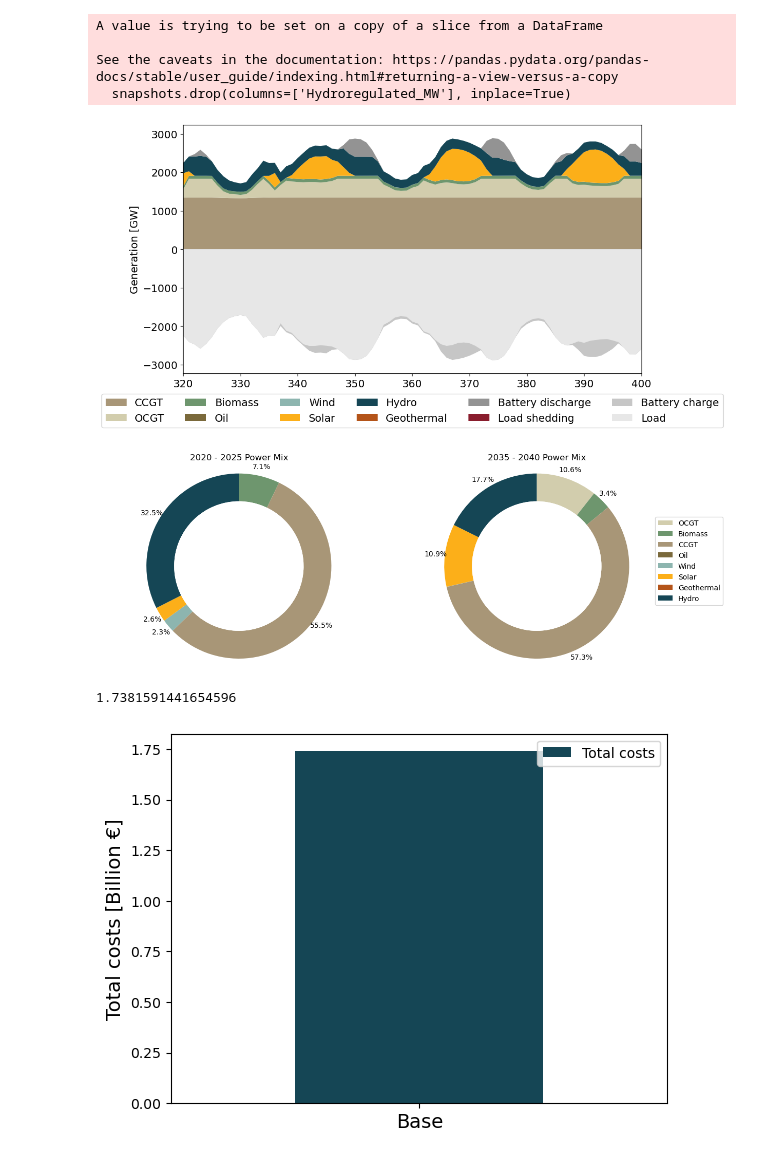
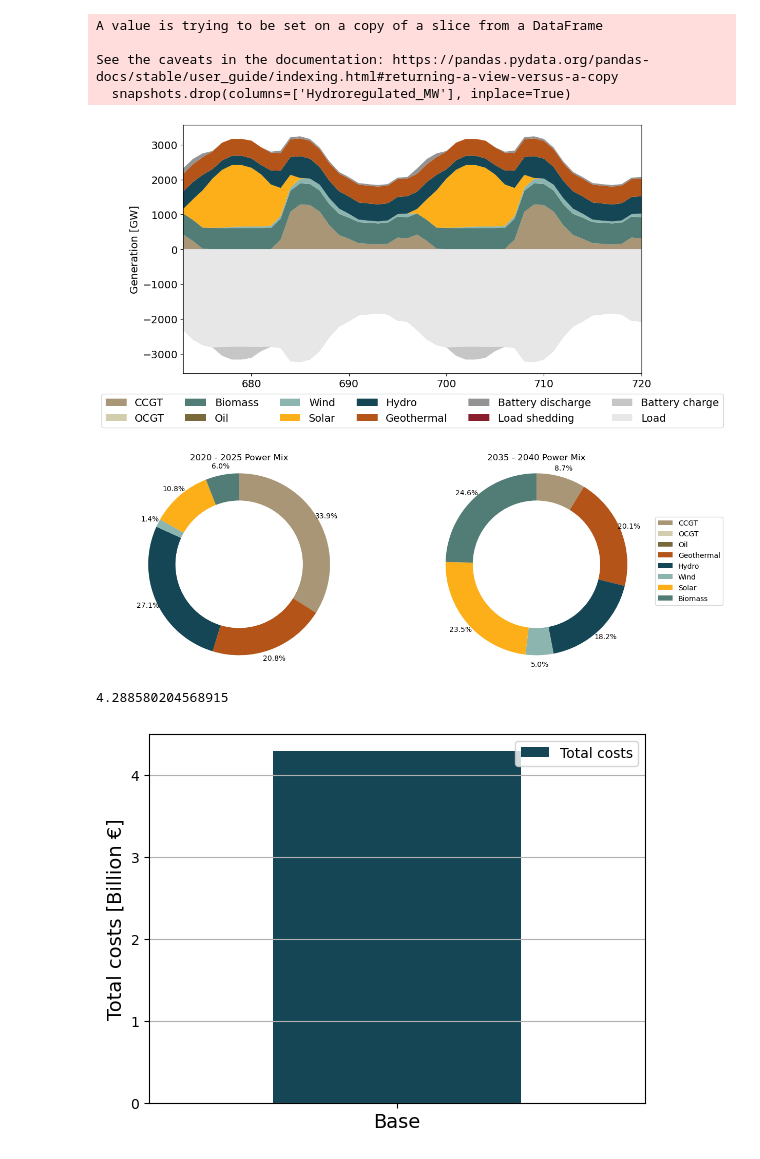
Before and after one commit to maribjorn/EMPIRE-BO, a Jupyter notebook: plot.ipynb, the cells around one changed output. Cells and saved outputs as stored; diff of their text form; code cells hidden in the pictures.

```diff
--- a/plot.ipynb
+++ b/plot.ipynb
@@ -34,6 +32,7 @@ grey3 = '#C6C6C6'
 grey4 = '#939393'
 blue1 = '#3EA1C0'
 # %%
+discountrate = 0.04
 NoOfPeakSeason = 2
 lengthPeakSeason = 24
 NoOfRegSeason = 4
@@ -44,9 +43,9 @@ season_scale = [(8760 - NoOfPeakSeason * lengthPeakSeason) / NoOfRegSeason / len
 new_names = ['CCGT',   'OCGT',  'Biomass',  'Oil'  ,'Wind', 'Solar', 'Hydro ror', 'Hydro storage', 'Geothermal']
 new_names_2 = ['CCGT',   'OCGT',  'Biomass',  'Oil'  ,'Wind', 'Solar', 'Hydro', 'Geothermal']
 old_names = ['Gas CCGT',    'Gas OCGT',  'Bio',   'Oil existing',  'Wind onshore',  'Solar'  ,'Hydro run-of-the-river', 'Hydro regulated', 'Geo']
-scenario = '1'
-date = '0502'
-time = '0854'
+scenario = '10'
+date = '0507'
+time = '1121'
 
 file_path = 'Results/bolivia_v1_reg' + str(lengthRegSeason) + '_peak24_sce' + scenario + '_randomSGR_2024' + date + time + '/results_output_EuropePlot.csv'
 operational_data = pd.read_csv('Results/bolivia_v1_reg' + str(lengthRegSeason) + '_peak24_sce' + scenario + '_randomSGR_2024' + date + time +'/results_output_Operational.csv')
@@ -58,7 +57,6 @@ node_sheet = load_workbook('Data handler/bolivia_v1/Node.xlsx')
 
 scenario_int = int(scenario)
 prob_scenarios = {f"scenario{i}": 1/scenario_int for i in range(1,scenario_int+1)}
-discountrate = 0.07
 regular_seasons = ['winter', 'spring', 'summer', 'fall']
 peak_seasons = ['peak1', 'peak2']
 # %%
@@ -208,7 +213,7 @@ plt.savefig('figures/Production.png', bbox_inches='tight')
 period = '2035-2040'
 scenario_number = 'scenario1'
 
-filtered_data = operational_data[(operational_data['Period'] == period) & (operational_data['Season'].isin(regular_seasons)) & (operational_data['Scenario'] == scenario_number)]
+filtered_data = operational_data[(operational_data['Period'] == period) & (operational_data['Scenario'] == scenario_number)]
 old_names_no_space = [names.replace(" ", "") for names in old_names]
 snapshot_columns = [tech + '_MW' for tech in old_names_no_space]
 snapshot_columns.append('storDischarge_MW')
@@ -216,39 +221,39 @@ snapshot_columns.append('storCharge_MW')
 snapshot_columns.append('Hour')
 snapshot_columns.append('Load_MW')
 snapshot_columns.append('LoadShed_MW')
 snapshots = filtered_data[snapshot_columns]
 snapshots.loc[:,'Hydrorun-of-the-river_MW'] = snapshots['Hydrorun-of-the-river_MW'] + snapshots['Hydroregulated_MW']
 snapshots.drop(columns=['Hydroregulated_MW'], inplace=True)
 
 # Sum based on Hour and then plot aggregated snapshots
 snapshots = snapshots.groupby('Hour').sum()
 fig, ax=plt.subplots(figsize = (11,6))
 columns_to_plot = [col for col in snapshots.columns if col not in ['Hour', 'storCharge_MW', 'Load_MW']]
-colors= [beige2, beige3, green2, beige1, teal4, yellow, teal2, brown2, grey4, red1]
+colors= [beige2, beige3, teal3, beige1, teal4, yellow, teal2, brown2, grey4, red1]
 dispatch_plot = plt.stackplot(snapshots.index, [snapshots[col] for col in columns_to_plot], colors=colors, zorder=2)
 plt.stackplot(snapshots.index, snapshots['storCharge_MW'] + snapshots['Load_MW'], labels=['storCharge_MW'], colors=[grey3], zorder=2)
 plt.stackplot(snapshots.index, snapshots['Load_MW'], labels=['Load'], colors=[grey1], zorder=2)
 plt.xticks(rotation = 0, fontsize=14)
 plt.yticks(fontsize=14)
 # scale_y = 1e3
 # ticks_y = ticker.FuncFormatter(lambda x, pos: '{0:g}'.format(x/scale_y))
 # ax.yaxis.set_major_formatter(ticks_y)
 # myFmt = mdates.DateFormatter('%d %b')
 # ax.xaxis.set_major_formatter(myFmt)
 all_labels = new_names_2 + ['Battery discharge'] +['Load shedding'] + ['Battery charge'] + ['Load']
 plt.legend(labels=all_labels,loc='upper center', bbox_to_anchor=(0.5, -0.06), ncol=6, fontsize=14)
 ax.set_ylabel('Generation [GW]', fontsize=14)
-ax.set_xlim(320, 400)
+ax.set_xlim(673, 697+23)
 plt.savefig('figures/Dispatch.png', bbox_inches='tight')
 # %% [output]
 A value is trying to be set on a copy of a slice from a DataFrame
 
 See the caveats in the documentation: https://pandas.pydata.org/pandas-docs/stable/user_guide/indexing.html#returning-a-view-versus-a-copy
   snapshots.drop(columns=['Hydroregulated_MW'], inplace=True)
-[figure, old version]
+[figure, new version]
 # %%
-dispatch_firstperiod = dispatch[:1]
-dispatch_lastperiod = dispatch[-1:]
+dispatch_firstperiod = dispatch[:1][['CCGT', 'OCGT', 'Oil', 'Geothermal', 'Hydro', 'Wind', 'Solar', 'Biomass']]
+dispatch_lastperiod = dispatch[-1:][['CCGT', 'OCGT', 'Oil', 'Geothermal', 'Hydro', 'Wind', 'Solar', 'Biomass']]
 
 
 fig, (ax1, ax2) = plt.subplots(1, 2, figsize=(12, 5))
@@ -283,7 +288,7 @@ ax2.axis('equal')
 fig.legend(dispatch_lastperiod.columns, loc="center right", bbox_to_anchor=(1.05, 0.5))
 plt.tight_layout(pad=3.0)
 # %% [output]
-[figure, old version]
+[figure, new version]
 # %%
 total_costs = objective_value.iloc[0,1] /1e9
 total_costs_df = pd.DataFrame(total_costs, index=['Base'],  columns=['Total costs'])
@@ -291,8 +296,8 @@ print(total_costs)
 total_costs_df.plot(kind='bar', color=teal2)
 plt.ylabel('Total costs [Billion €]', fontsize=14)
 plt.xticks(rotation = 0, fontsize=14)
-
+plt.grid(axis='y')
 plt.show()
 # %% [output]
-1.7381591441654596
+4.288580204568915
-[figure, old version]
+[figure, new version]
```
Also changed, not shown: parts of 11 cells of this notebook, 19 other files.
